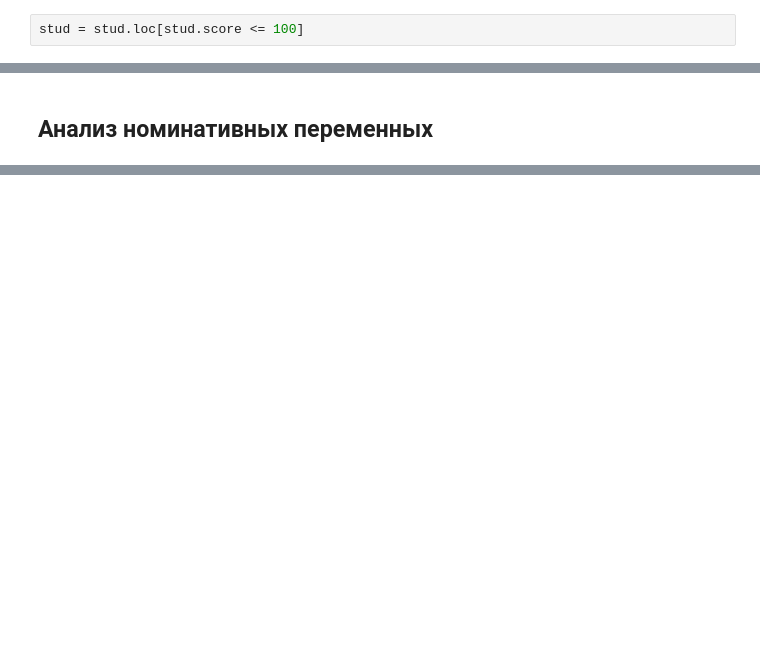
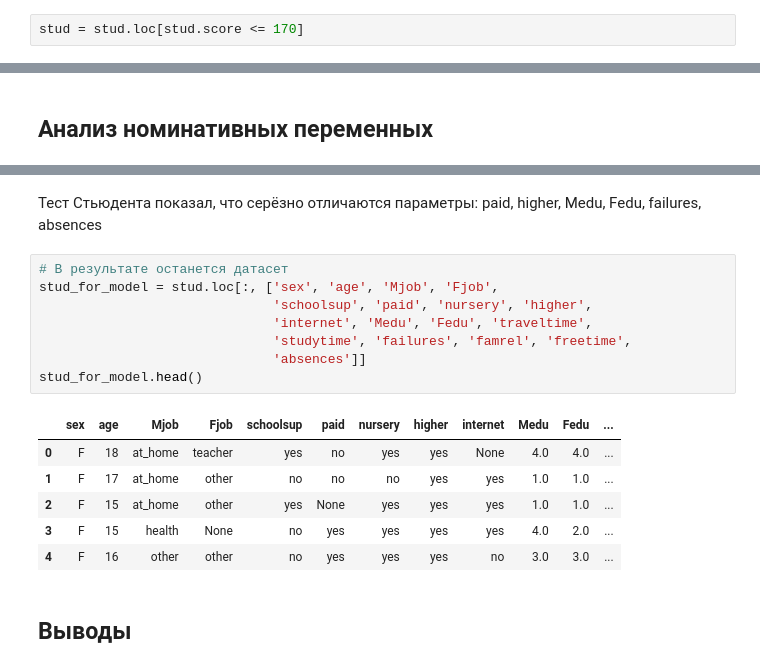
Before and after one commit to L1chik/SkillFactory, a Jupyter notebook: module_2/project/module_2.ipynb, the cells around one changed output, grey strips where cells are left out. Saved outputs shown, nothing was run; the diff lists cells and outputs as text; blank space fills up the shorter version.

```diff
--- a/module_2/project/module_2.ipynb
+++ b/module_2/project/module_2.ipynb
@@ -401,6 +415,6 @@ outliers('health', bins=6, rrange=(0, 56), gsense=True)
 25-й перцентиль: 3.0, 75-й перцентиль: 5.0, IQR: 2.0,  Границы выбросов: [0.0, 8.0].
 [figure]
 # %%
-stud = stud.loc[stud.score <= 100]
+stud = stud.loc[stud.score <= 170]
 # %% [markdown]
 В результате данного блока были устранены выбросы, проанализировано распределение признака для числовых переменных
@@ -440,0 +530,19 @@ def get_boxplot
+# %% [markdown]
+Тест Стьюдента показал, что серёзно отличаются параметры: paid, higher, Medu, Fedu, failures, absences
+# %%
+# В результате останется датасет
+stud_for_model = stud.loc[:, ['sex', 'age', 'Mjob', 'Fjob',
+                              'schoolsup', 'paid', 'nursery', 'higher',
+                              'internet', 'Medu', 'Fedu', 'traveltime',
+                              'studytime', 'failures', 'famrel', 'freetime',
+                              'absences']]
+stud_for_model.head()
+# %% [output]
+|  | sex | age | Mjob | Fjob | schoolsup | paid | nursery | higher | internet | Medu | Fedu | ... |
+| 0 | F | 18 | at_home | teacher | yes | no | yes | yes | None | 4.0 | 4.0 | ... |
+| 1 | F | 17 | at_home | other | no | no | no | yes | yes | 1.0 | 1.0 | ... |
+| 2 | F | 15 | at_home | other | yes | None | yes | yes | yes | 1.0 | 1.0 | ... |
+| 3 | F | 15 | health | None | no | yes | yes | yes | yes | 4.0 | 2.0 | ... |
+| 4 | F | 16 | other | other | no | yes | yes | yes | no | 3.0 | 3.0 | ... |
+# %% [markdown]
+## Выводы
```
Also changed, not shown: parts of 12 cells of this notebook.
